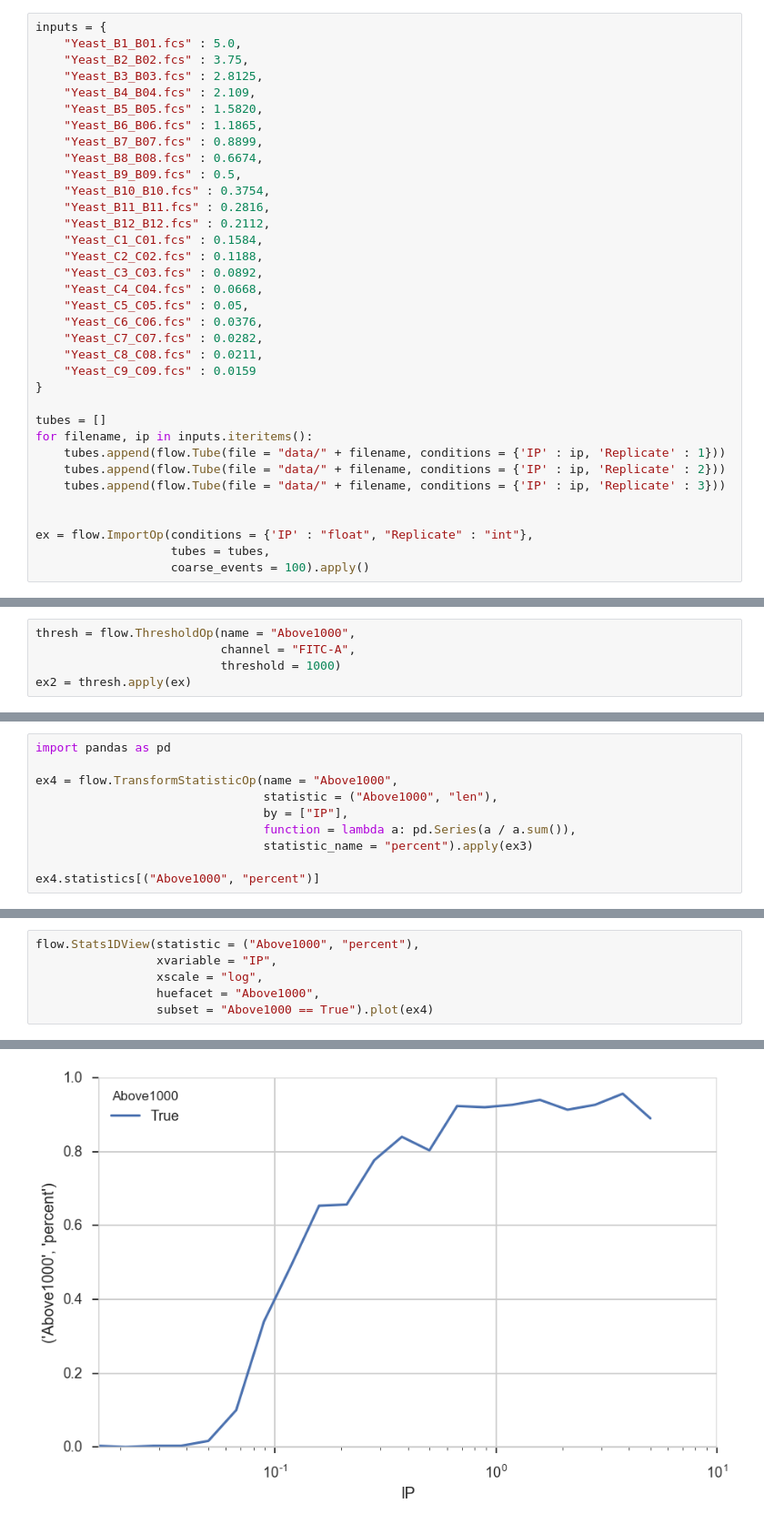
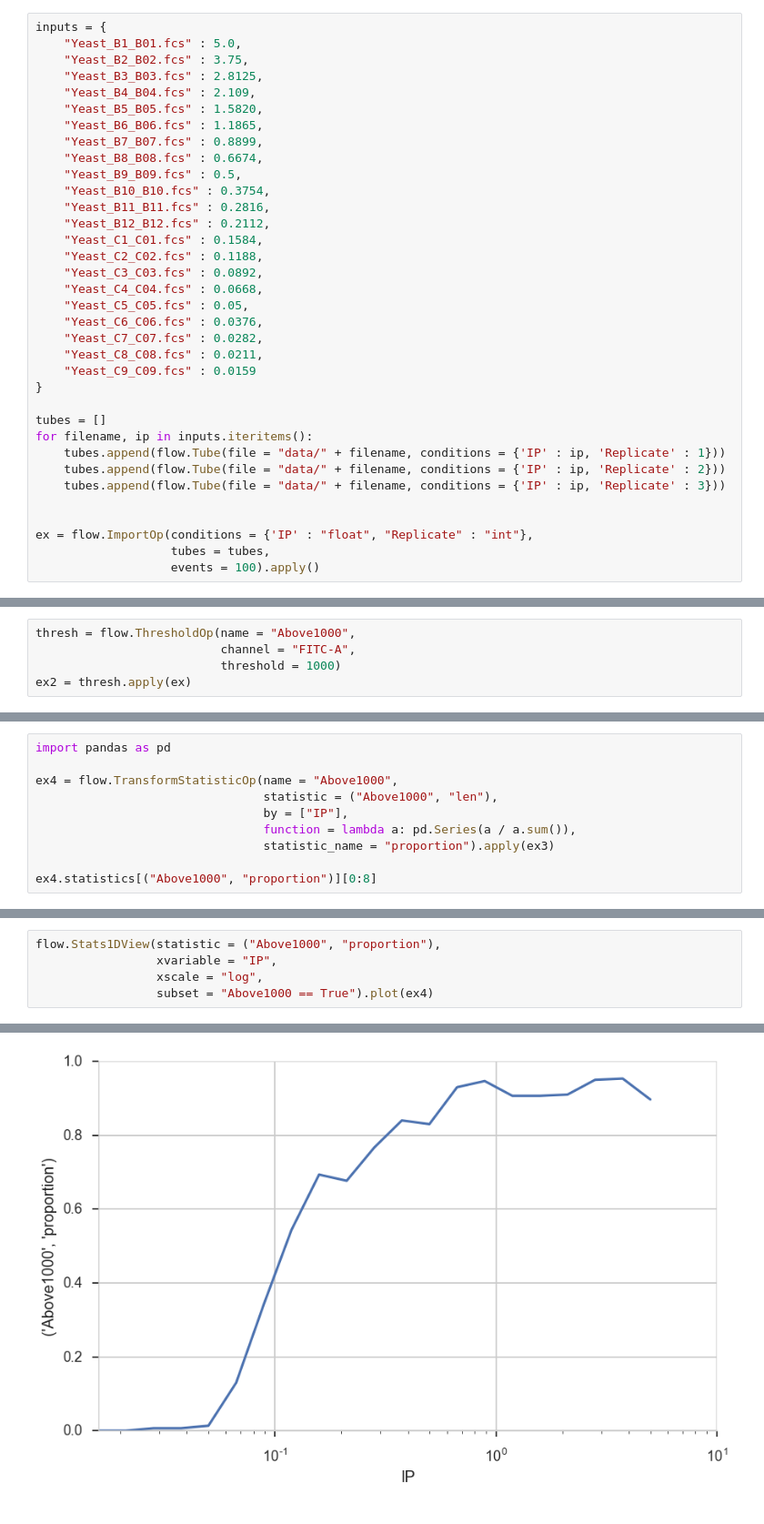
Before and after one commit to cytoflow/cytoflow, a Jupyter notebook: docs/examples-basic/Statistics.ipynb, the cells around one changed output, grey strips where cells are left out. Shown: that part at 91% size. Saved outputs shown, nothing was run; the diff lists cells and outputs as text.

Commit message:
more stats work

```diff
--- a/docs/examples-basic/Statistics.ipynb
+++ b/docs/examples-basic/Statistics.ipynb
@@ -49,5 +49,5 @@ for filename, ip in inputs.iteritems():
 
 ex = flow.ImportOp(conditions = {'IP' : "float", "Replicate" : "int"},
                    tubes = tubes,
-                   coarse_events = 100).apply()
+                   events = 100).apply()
 # %% [markdown]
@@ -251,8 +229,8 @@ ex4 = flow.TransformStatisticOp(name = "Above1000",
                                 statistic = ("Above1000", "len"),
                                 by = ["IP"],
                                 function = lambda a: pd.Series(a / a.sum()),
-                                statistic_name = "percent").apply(ex3)
+                                statistic_name = "proportion").apply(ex3)
 
-ex4.statistics[("Above1000", "percent")]
+ex4.statistics[("Above1000", "proportion")][0:8]
 # %% [output]
 IP      Above1000
@@ -275,7 +257,6 @@ dtype: float64
 # %%
-flow.Stats1DView(statistic = ("Above1000", "percent"),
+flow.Stats1DView(statistic = ("Above1000", "proportion"),
                  xvariable = "IP",
                  xscale = "log",
-                 huefacet = "Above1000",
                  subset = "Above1000 == True").plot(ex4)
 # %% [output]
@@ -299,2 +263,2 @@ IP     Above1000
-[figure, old version]
+[figure, new version]
 # %% [markdown]
```
Also changed, not shown: parts of 20 cells of this notebook, 5 other files.
